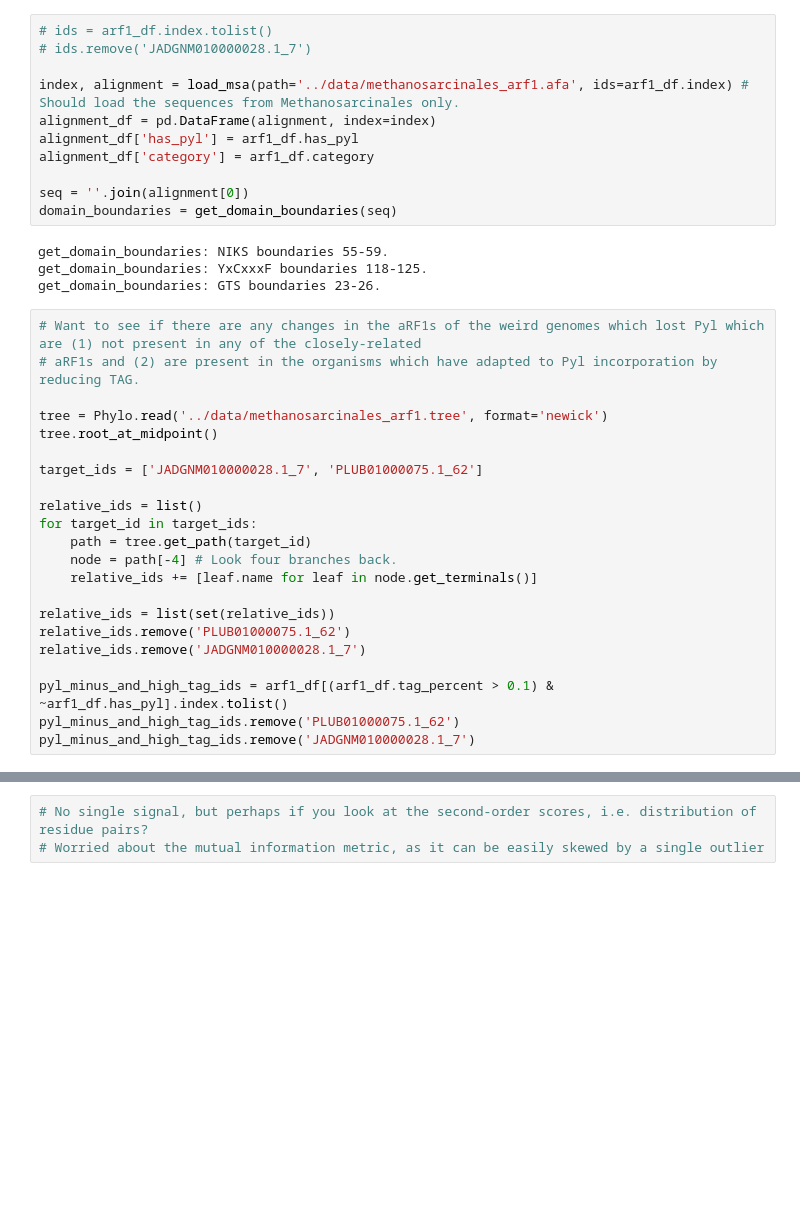
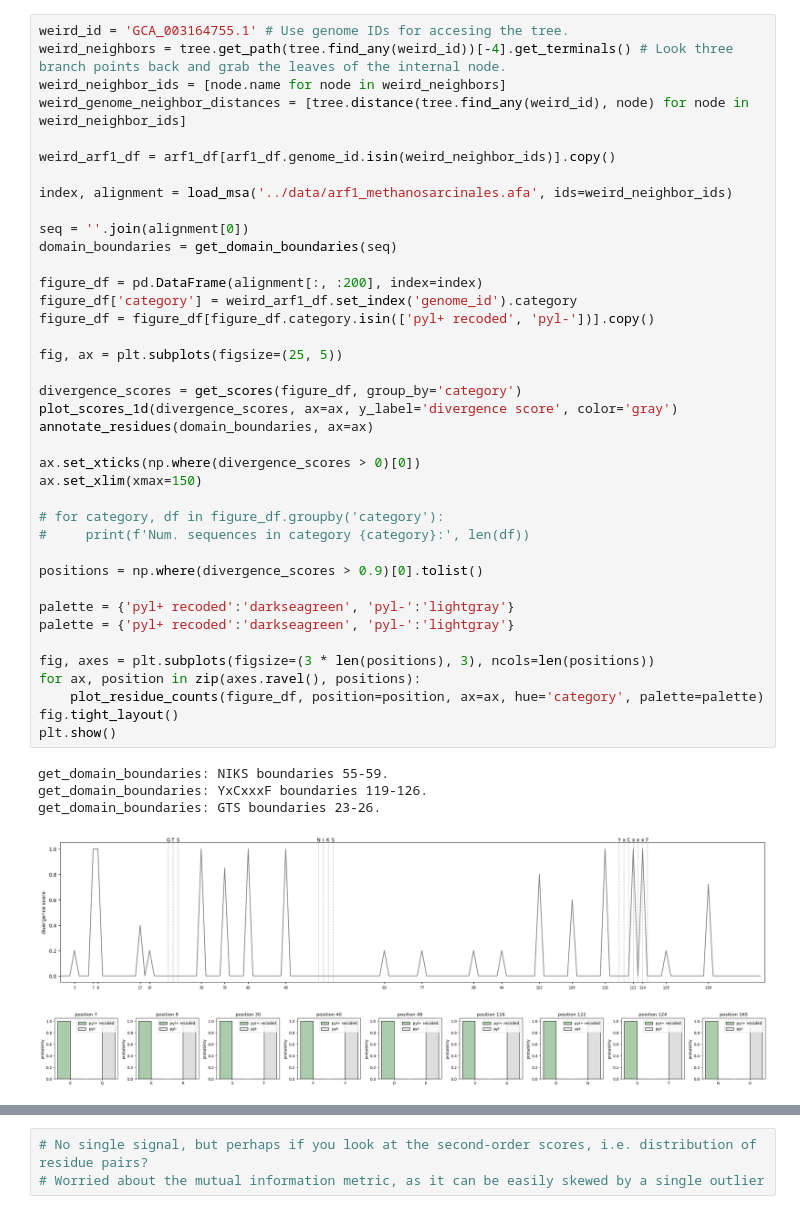
Before and after one commit to pipparichter/pyrrolysine, a Jupyter notebook: notebooks/arf1-methanosarcinales.ipynb, the cells around one changed output, grey strips where cells are left out. Saved outputs shown, nothing was run; the diff lists cells and outputs as text; blank space fills up the shorter version.

Commit message:
getting there!

```diff
--- a/notebooks/arf1-methanosarcinales.ipynb
+++ b/notebooks/arf1-methanosarcinales.ipynb
@@ -131,37 +163,45 @@ Removing all non-Methanosarcinales organisms from the DataFrame. 82 sequences re
 # %%
-# ids = arf1_df.index.tolist()
-# ids.remove('JADGNM010000028.1_7')
+weird_id = 'GCA_003164755.1' # Use genome IDs for accesing the tree.
+weird_neighbors = tree.get_path(tree.find_any(weird_id))[-4].get_terminals() # Look three branch points back and grab the leaves of the internal node.
+weird_neighbor_ids = [node.name for node in weird_neighbors]
+weird_genome_neighbor_distances = [tree.distance(tree.find_any(weird_id), node) for node in weird_neighbor_ids]
 
-index, alignment = load_msa(path='../data/methanosarcinales_arf1.afa', ids=arf1_df.index) # Should load the sequences from Methanosarcinales only.
-alignment_df = pd.DataFrame(alignment, index=index)
-alignment_df['has_pyl'] = arf1_df.has_pyl
-alignment_df['category'] = arf1_df.category
+weird_arf1_df = arf1_df[arf1_df.genome_id.isin(weird_neighbor_ids)].copy()
+
+index, alignment = load_msa('../data/arf1_methanosarcinales.afa', ids=weird_neighbor_ids)
 
 seq = ''.join(alignment[0])
 domain_boundaries = get_domain_boundaries(seq)
+
+figure_df = pd.DataFrame(alignment[:, :200], index=index)
+figure_df['category'] = weird_arf1_df.set_index('genome_id').category
+figure_df = figure_df[figure_df.category.isin(['pyl+ recoded', 'pyl-'])].copy()
+
+fig, ax = plt.subplots(figsize=(25, 5))
+
+divergence_scores = get_scores(figure_df, group_by='category')
+plot_scores_1d(divergence_scores, ax=ax, y_label='divergence score', color='gray')
+annotate_residues(domain_boundaries, ax=ax)
+
+ax.set_xticks(np.where(divergence_scores > 0)[0])
+ax.set_xlim(xmax=150)
+
+# for category, df in figure_df.groupby('category'):
+#     print(f'Num. sequences in category {category}:', len(df))
+
+positions = np.where(divergence_scores > 0.9)[0].tolist()
+
+palette = {'pyl+ recoded':'darkseagreen', 'pyl-':'lightgray'}
+palette = {'pyl+ recoded':'darkseagreen', 'pyl-':'lightgray'}
+
+fig, axes = plt.subplots(figsize=(3 * len(positions), 3), ncols=len(positions))
+for ax, position in zip(axes.ravel(), positions):
+    plot_residue_counts(figure_df, position=position, ax=ax, hue='category', palette=palette)
+fig.tight_layout()
+plt.show()
 # %% [output]
 get_domain_boundaries: NIKS boundaries 55-59.
-get_domain_boundaries: YxCxxxF boundaries 118-125.
+get_domain_boundaries: YxCxxxF boundaries 119-126.
 get_domain_boundaries: GTS boundaries 23-26.
+[figure, added]
+[figure, added]
-# %%
-# Want to see if there are any changes in the aRF1s of the weird genomes which lost Pyl which are (1) not present in any of the closely-related
-# aRF1s and (2) are present in the organisms which have adapted to Pyl incorporation by reducing TAG.
-
-tree = Phylo.read('../data/methanosarcinales_arf1.tree', format='newick')
-tree.root_at_midpoint()
-
-target_ids = ['JADGNM010000028.1_7', 'PLUB01000075.1_62']
-
-relative_ids = list()
-for target_id in target_ids:
-    path = tree.get_path(target_id)
-    node = path[-4] # Look four branches back.
-    relative_ids += [leaf.name for leaf in node.get_terminals()]
-
-relative_ids = list(set(relative_ids))
-relative_ids.remove('PLUB01000075.1_62')
-relative_ids.remove('JADGNM010000028.1_7')
-
-pyl_minus_and_high_tag_ids = arf1_df[(arf1_df.tag_percent > 0.1) & ~arf1_df.has_pyl].index.tolist()
-pyl_minus_and_high_tag_ids.remove('PLUB01000075.1_62')
-pyl_minus_and_high_tag_ids.remove('JADGNM010000028.1_7')
```
Also changed, not shown: parts of 20 cells of this notebook, 11 other files.
